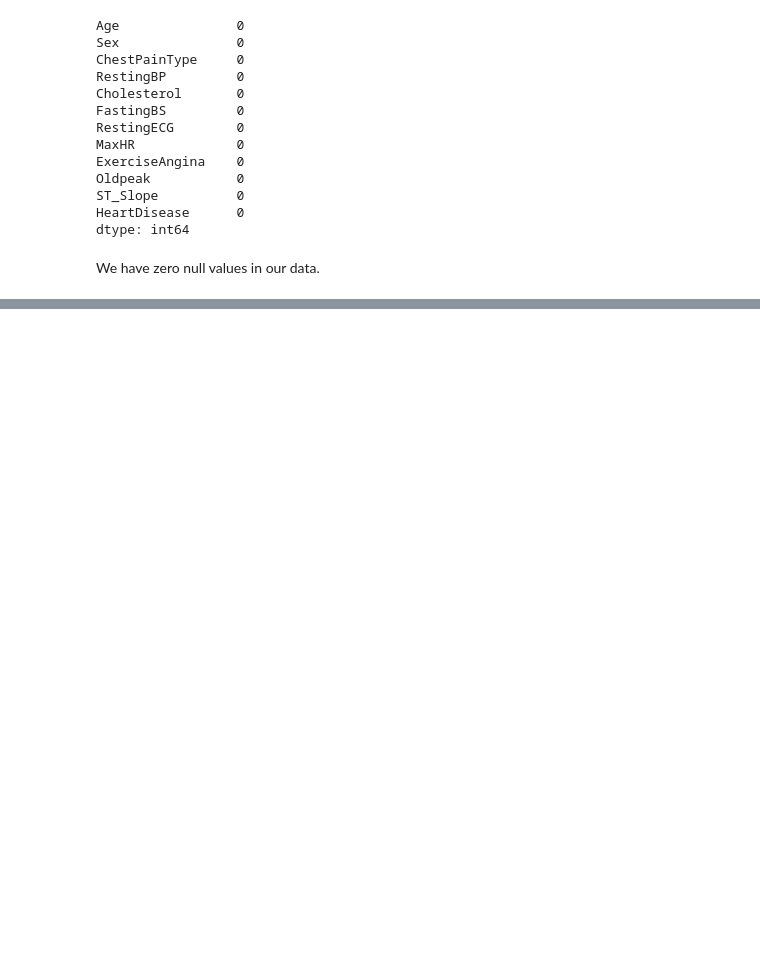
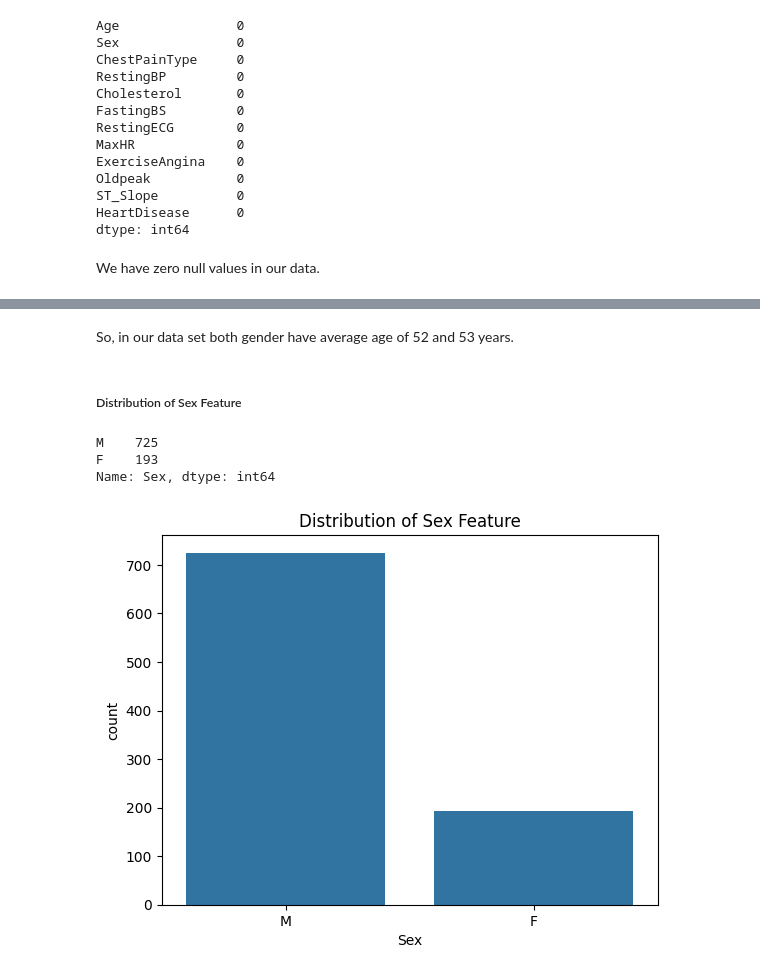
Before and after one commit to D-Rasheed/Heart-Disease-Prediction-Using-Machine-Learning, a Jupyter notebook: Heart_disease_prediction.ipynb, the cells around one changed output, grey strips where cells are left out. Saved outputs shown, nothing was run; the diff lists cells and outputs as text; code cells hidden in the pictures; blank space fills up the shorter version.

```diff
--- a/Heart_disease_prediction.ipynb
+++ b/Heart_disease_prediction.ipynb
@@ -71,0 +108,14 @@ AttributeError: 'DataFrame' object has no attribute 'unique'
+# %% [markdown]
+So, in our data set both gender have average age of 52 and 53 years.
+# %% [markdown]
+##### Distribution of Sex Feature
+# %%
+display(df['Sex'].value_counts())
+sns.countplot(x="Sex", data = df)
+plt.title('Distribution of Sex Feature')
+plt.show()
+# %% [output]
+M    725
+F    193
+Name: Sex, dtype: int64
+[figure, added]
```
Also changed, not shown: parts of 21 cells of this notebook.
